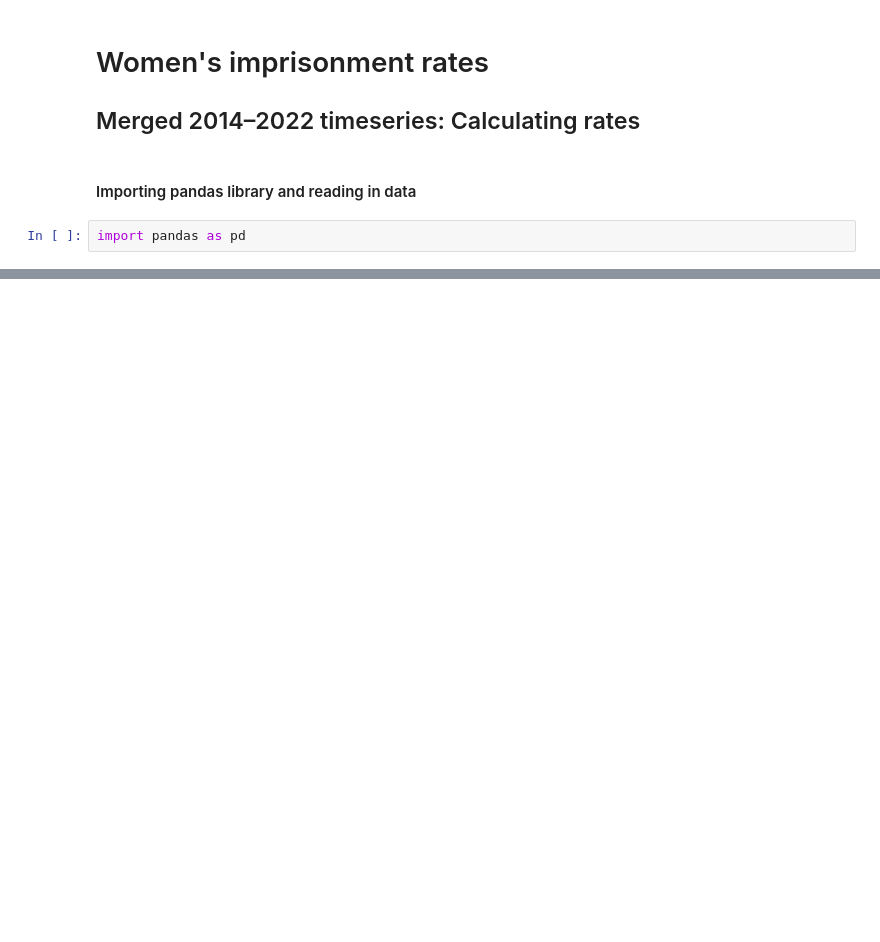
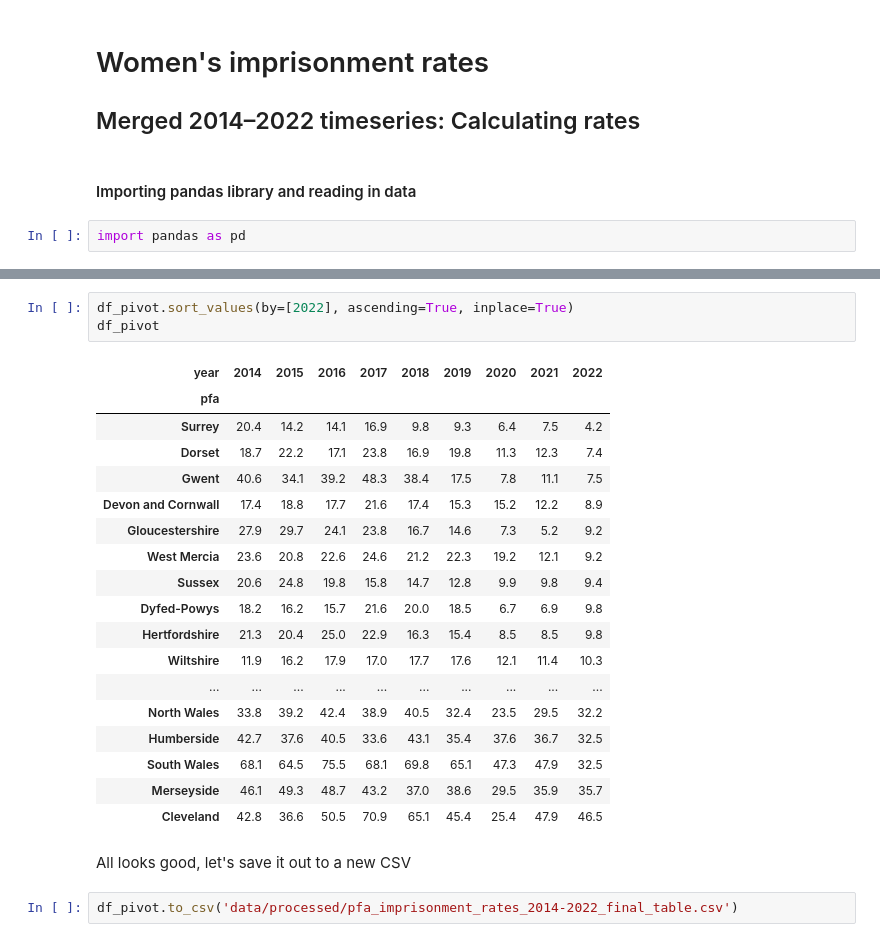
Before and after one commit to Prison-Reform-Trust/womens-imprisonment-PFA, a Jupyter notebook: notebooks/PFA_imprisonment_rates_2014-2022.ipynb, the cells around one changed output, grey strips where cells are left out. Cells and saved outputs as stored; diff of their text form; blank space fills up the shorter version.

```diff
--- a/notebooks/PFA_imprisonment_rates_2014-2022.ipynb
+++ b/notebooks/PFA_imprisonment_rates_2014-2022.ipynb
@@ -24,0 +246,26 @@ df
+# %%
+df_pivot.sort_values(by=[2022], ascending=True, inplace=True)
+df_pivot
+# %% [output]
+| year | 2014 | 2015 | 2016 | 2017 | 2018 | 2019 | 2020 | 2021 | 2022 |
+| pfa |  |  |  |  |  |  |  |  |  |
+| Surrey | 20.4 | 14.2 | 14.1 | 16.9 | 9.8 | 9.3 | 6.4 | 7.5 | 4.2 |
+| Dorset | 18.7 | 22.2 | 17.1 | 23.8 | 16.9 | 19.8 | 11.3 | 12.3 | 7.4 |
+| Gwent | 40.6 | 34.1 | 39.2 | 48.3 | 38.4 | 17.5 | 7.8 | 11.1 | 7.5 |
+| Devon and Cornwall | 17.4 | 18.8 | 17.7 | 21.6 | 17.4 | 15.3 | 15.2 | 12.2 | 8.9 |
+| Gloucestershire | 27.9 | 29.7 | 24.1 | 23.8 | 16.7 | 14.6 | 7.3 | 5.2 | 9.2 |
+| West Mercia | 23.6 | 20.8 | 22.6 | 24.6 | 21.2 | 22.3 | 19.2 | 12.1 | 9.2 |
+| Sussex | 20.6 | 24.8 | 19.8 | 15.8 | 14.7 | 12.8 | 9.9 | 9.8 | 9.4 |
+| Dyfed-Powys | 18.2 | 16.2 | 15.7 | 21.6 | 20.0 | 18.5 | 6.7 | 6.9 | 9.8 |
+| Hertfordshire | 21.3 | 20.4 | 25.0 | 22.9 | 16.3 | 15.4 | 8.5 | 8.5 | 9.8 |
+| Wiltshire | 11.9 | 16.2 | 17.9 | 17.0 | 17.7 | 17.6 | 12.1 | 11.4 | 10.3 |
+| ... | ... | ... | ... | ... | ... | ... | ... | ... | ... |
+| North Wales | 33.8 | 39.2 | 42.4 | 38.9 | 40.5 | 32.4 | 23.5 | 29.5 | 32.2 |
+| Humberside | 42.7 | 37.6 | 40.5 | 33.6 | 43.1 | 35.4 | 37.6 | 36.7 | 32.5 |
+| South Wales | 68.1 | 64.5 | 75.5 | 68.1 | 69.8 | 65.1 | 47.3 | 47.9 | 32.5 |
+| Merseyside | 46.1 | 49.3 | 48.7 | 43.2 | 37.0 | 38.6 | 29.5 | 35.9 | 35.7 |
+| Cleveland | 42.8 | 36.6 | 50.5 | 70.9 | 65.1 | 45.4 | 25.4 | 47.9 | 46.5 |
+# %% [markdown]
+All looks good, let's save it out to a new CSV
+# %%
+df_pivot.to_csv('data/processed/pfa_imprisonment_rates_2014-2022_final_table.csv')
```
Also changed, not shown: parts of 25 cells of this notebook.
